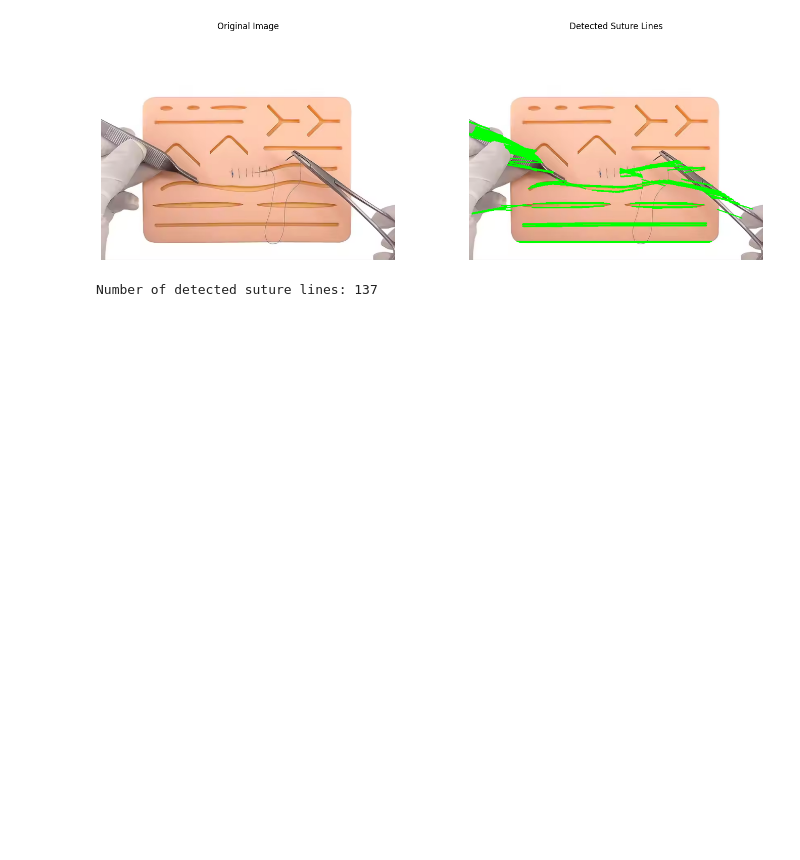
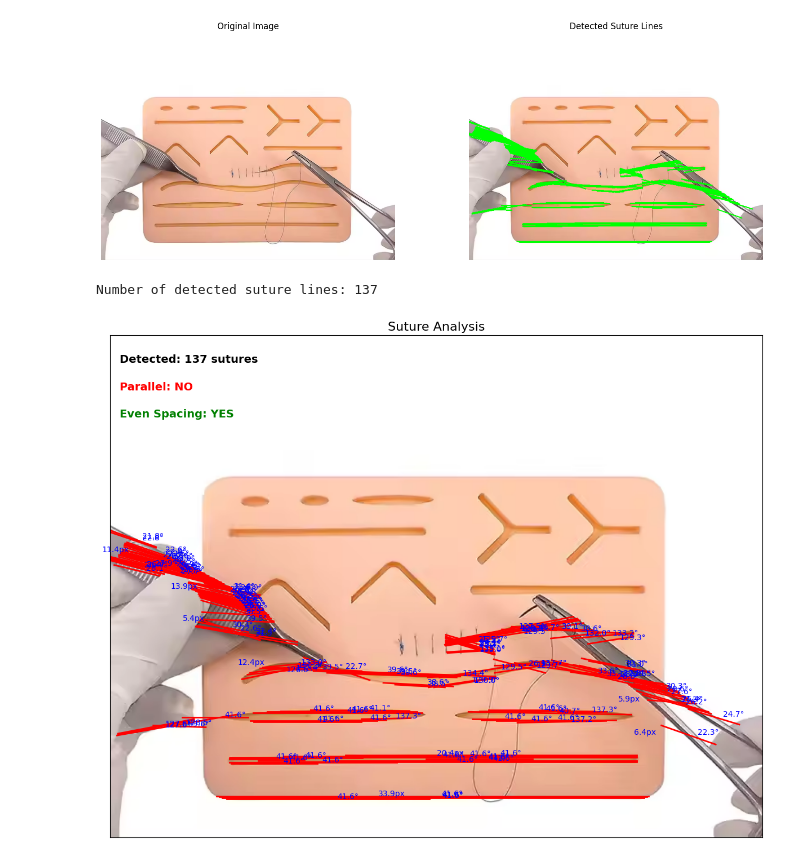
Before and after one commit to marindereggi/DragonHack-2025, a Jupyter notebook: demo.ipynb, the cells around one changed output. Cells and saved outputs as stored; diff of their text form; code cells hidden in the pictures; blank space fills up the shorter version.

```diff
--- a/demo.ipynb
+++ b/demo.ipynb
@@ -119,0 +299,6 @@ Number of detected suture lines: 137
+# %%
+suture_analysis = analyze_suture_quality(suture_lines, image)
+fig, ax = visualize_results_matplotlib(image, suture_analysis)
+plt.show()
+# %% [output]
+[figure, added]
```
Also changed, not shown: parts of 3 cells of this notebook.
